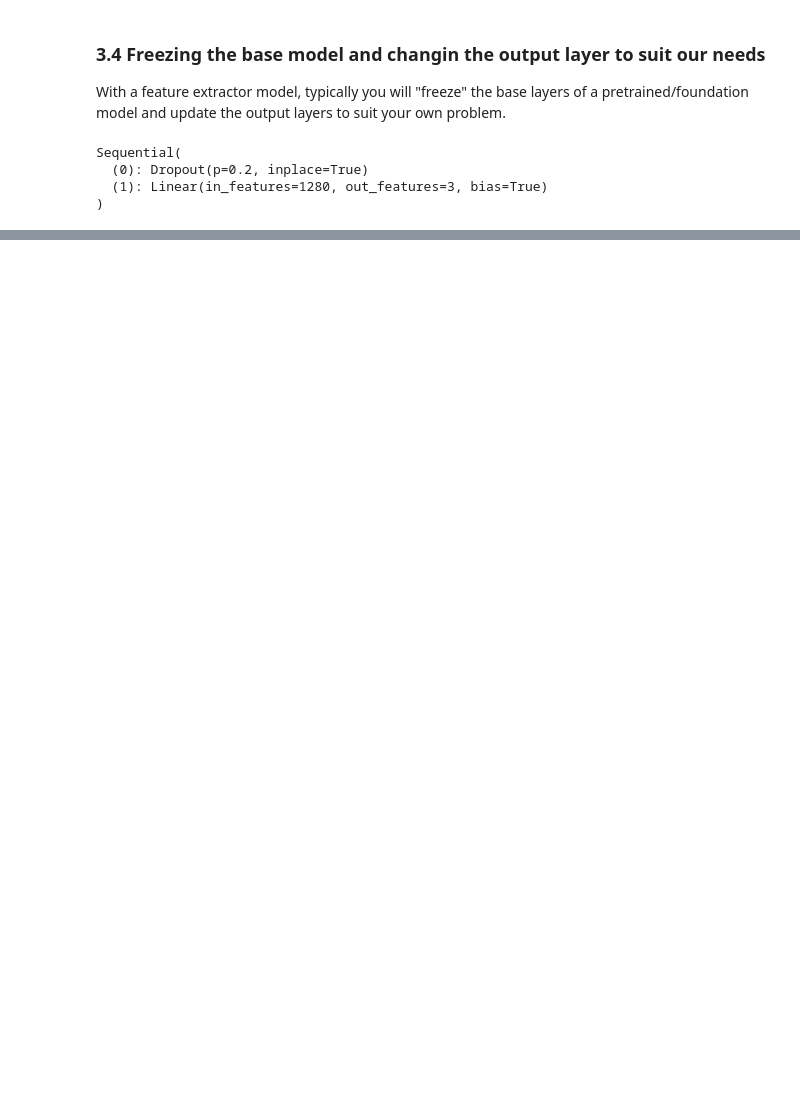
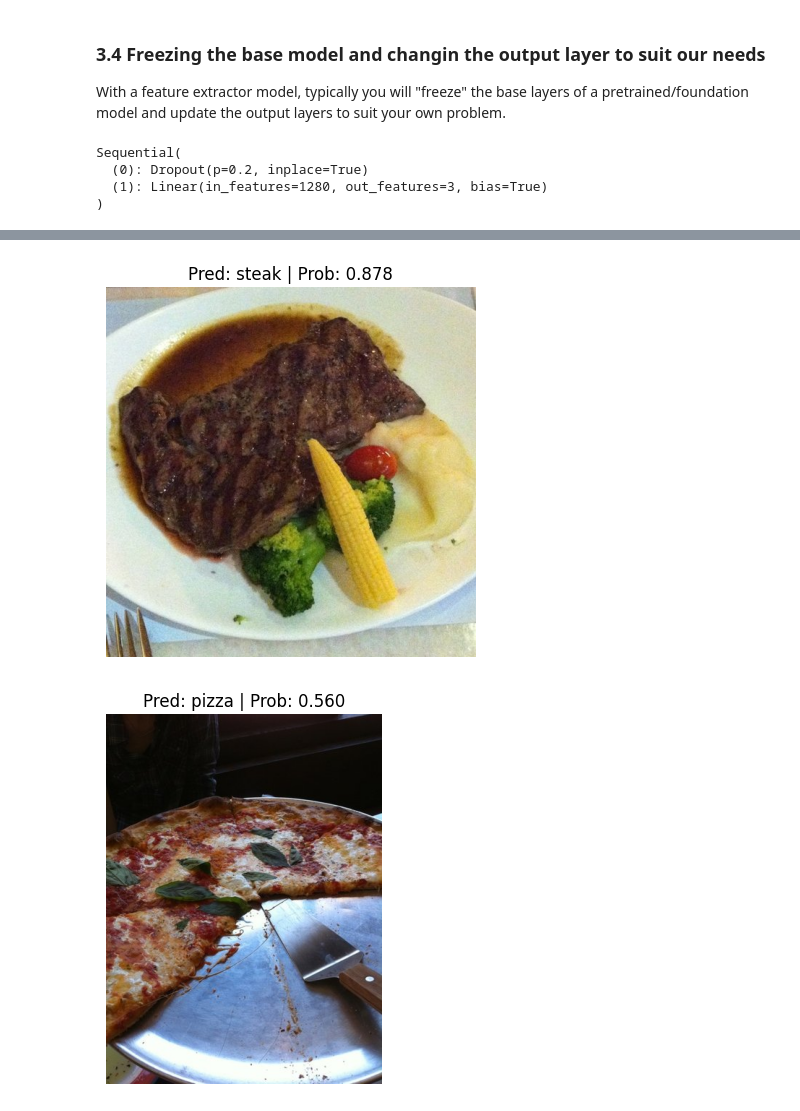
Before and after one commit to lamnhuthoa/pytorch-for-deep-learning, a Jupyter notebook: 06_pytorch_transfer_learning/06_pytorch_transfer_learning.ipynb, the cells around one changed output, grey strips where cells are left out. Drawn from its saved outputs; the diff is of its cells as text; code cells hidden in the pictures; blank space fills up the shorter version.

```diff
--- a/06_pytorch_transfer_learning/06_pytorch_transfer_learning.ipynb
+++ b/06_pytorch_transfer_learning/06_pytorch_transfer_learning.ipynb
@@ -370,0 +433,10 @@ Estimated Total Size (MB): 124.53
+# %%
+try:
+    from helper_functions import plot_loss_curves
+except:
+    print("[INFO] could not find helper_functions.py... downloading it from GitHub.")
+    with open("helper_functions.py", "wb") as f:
+        import requests
+        request = requests.get("https://raw.githubusercontent.com/mrdbourke/pytorch-deep-learning/refs/heads/main/helper_functions.py")
+        f.write(request.content)
+    from helper_functions import plot_loss_curves
@@ -370,0 +526,18 @@ Estimated Total Size (MB): 124.53
+# %%
+# Get a random list of image paths from the test dataset
+import random
+num_images_to_plot = 3
+test_image_path_list = list(Path(test_dir).glob("*/*.jpg"))
+test_image_path_sample = random.sample(test_image_path_list, k=num_images_to_plot)
+test_image_path_sample
+
+# Make predictions on and ploy the images
+for image_path in test_image_path_sample:
+    pred_and_plot_image(model=model,
+                        image_path=image_path,
+                        class_names=class_names,
+                        transform=auto_transforms,
+                        device=device)
+# %% [output]
+[figure, added]
+[figure, added]
```
Also changed, not shown: parts of 14 cells of this notebook, 4 other files.
